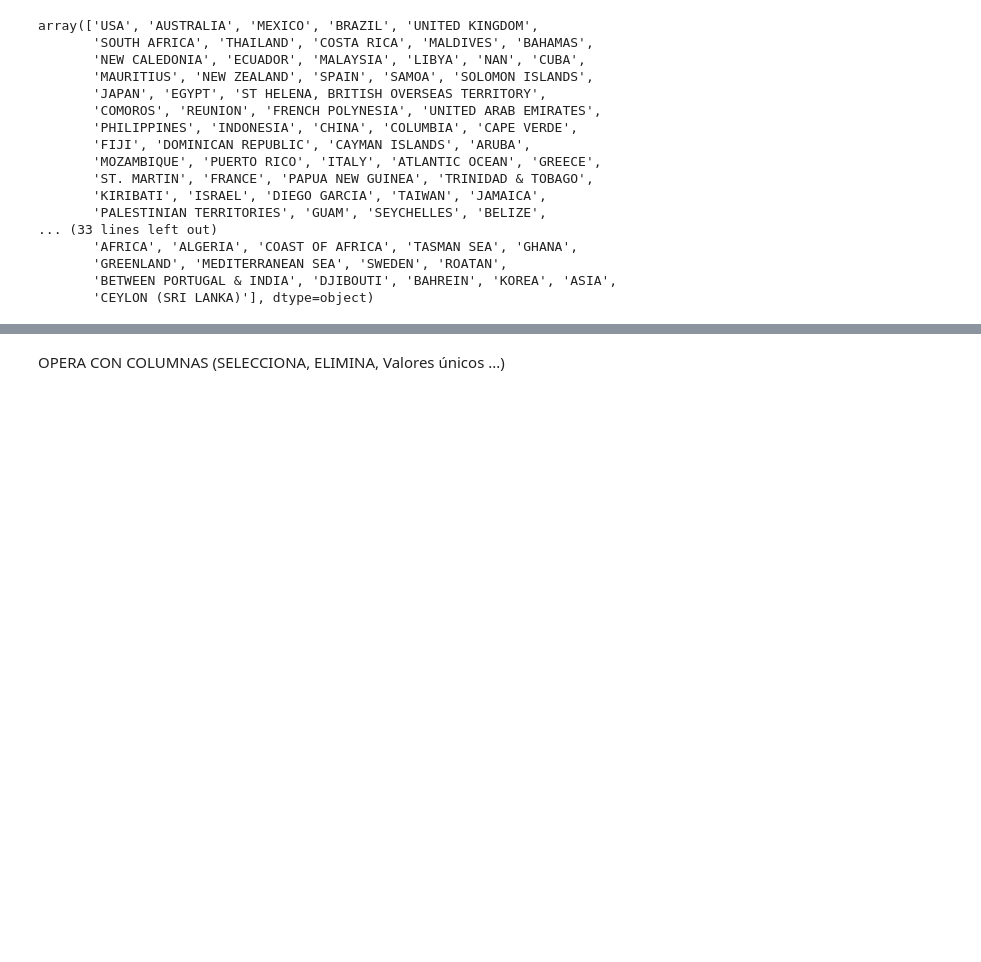
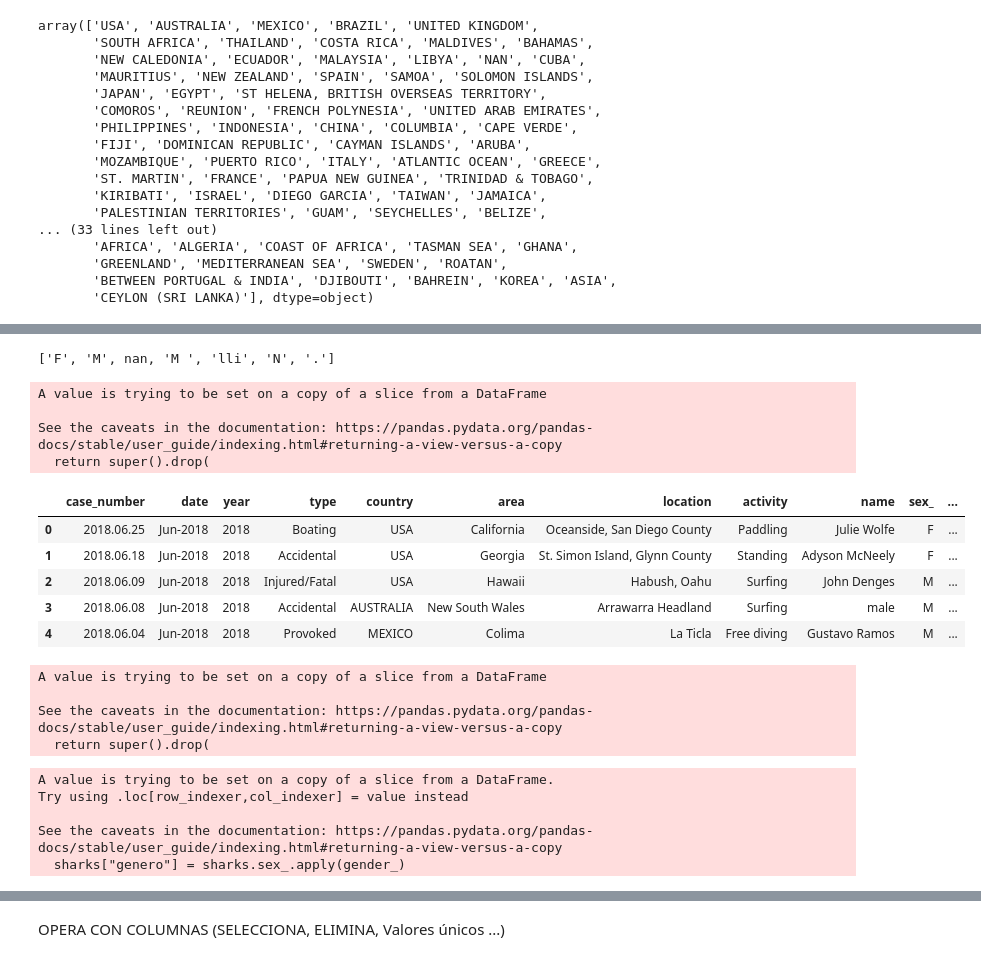
Before and after one commit to jesuschao/data-cleaning-pandas, a Jupyter notebook: your-code/clean.ipynb, the cells around one changed output, grey strips where cells are left out. Cells and saved outputs as stored; diff of their text form; code cells hidden in the pictures; blank space fills up the shorter version.

```diff
--- a/your-code/clean.ipynb
+++ b/your-code/clean.ipynb
@@ -593,0 +698,20 @@ multi_USA
+# %%
+gender
+# %% [output]
+['F', 'M', nan, 'M ', 'lli', 'N', '.']
+# %%
+sharks.drop(["newcol"],axis=1,inplace=True)
+# %% [output]
+A value is trying to be set on a copy of a slice from a DataFrame
+
+See the caveats in the documentation: https://pandas.pydata.org/pandas-docs/stable/user_guide/indexing.html#returning-a-view-versus-a-copy
+  return super().drop(
+# %%
+sharks.head()
+# %% [output]
+|  | case_number | date | year | type | country | area | location | activity | name | sex_ | ... |
+| 0 | 2018.06.25 | Jun-2018 | 2018 | Boating | USA | California | Oceanside, San Diego County | Paddling | Julie Wolfe | F | ... |
+| 1 | 2018.06.18 | Jun-2018 | 2018 | Accidental | USA | Georgia | St. Simon Island, Glynn County | Standing | Adyson McNeely | F | ... |
+| 2 | 2018.06.09 | Jun-2018 | 2018 | Injured/Fatal | USA | Hawaii | Habush, Oahu | Surfing | John Denges | M | ... |
+| 3 | 2018.06.08 | Jun-2018 | 2018 | Accidental | AUSTRALIA | New South Wales | Arrawarra Headland | Surfing | male | M | ... |
+| 4 | 2018.06.04 | Jun-2018 | 2018 | Provoked | MEXICO | Colima | La Ticla | Free diving | Gustavo Ramos | M | ... |
@@ -593,0 +725,15 @@ multi_USA
+# %%
+sharks.drop(["newcol"],axis=1,inplace=True)
+# %% [output]
+A value is trying to be set on a copy of a slice from a DataFrame
+
+See the caveats in the documentation: https://pandas.pydata.org/pandas-docs/stable/user_guide/indexing.html#returning-a-view-versus-a-copy
+  return super().drop(
+# %%
+sharks["genero"] = sharks.sex_.apply(gender_)
+# %% [output]
+A value is trying to be set on a copy of a slice from a DataFrame.
+Try using .loc[row_indexer,col_indexer] = value instead
+
+See the caveats in the documentation: https://pandas.pydata.org/pandas-docs/stable/user_guide/indexing.html#returning-a-view-versus-a-copy
+  sharks["genero"] = sharks.sex_.apply(gender_)
```
Also changed, not shown: parts of 61 cells of this notebook.
